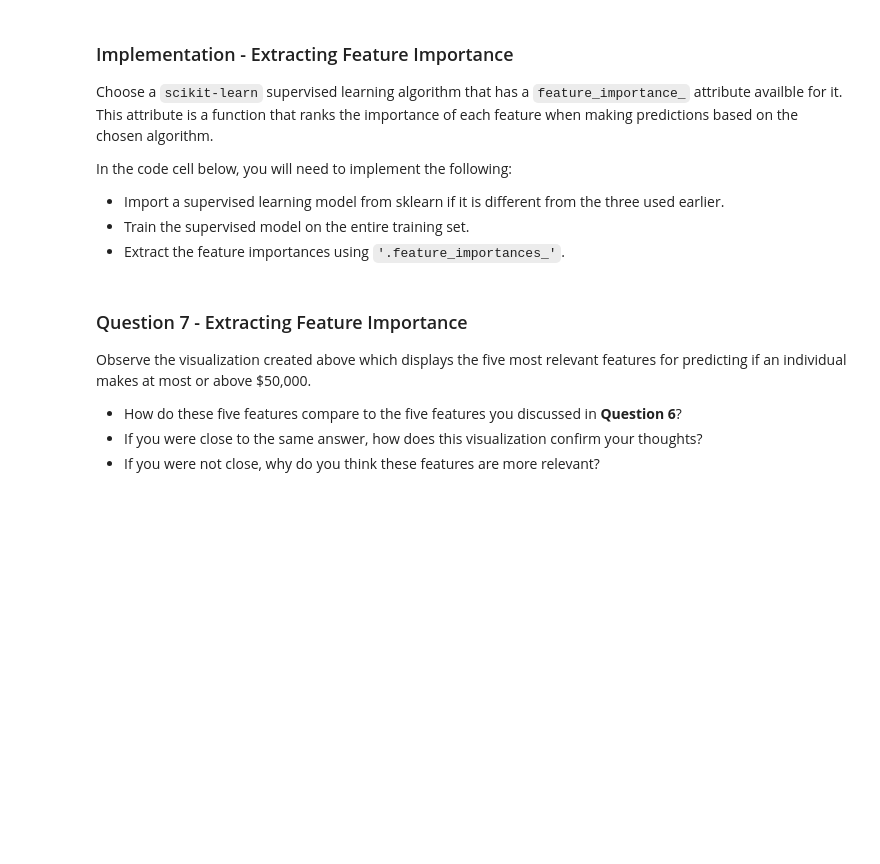
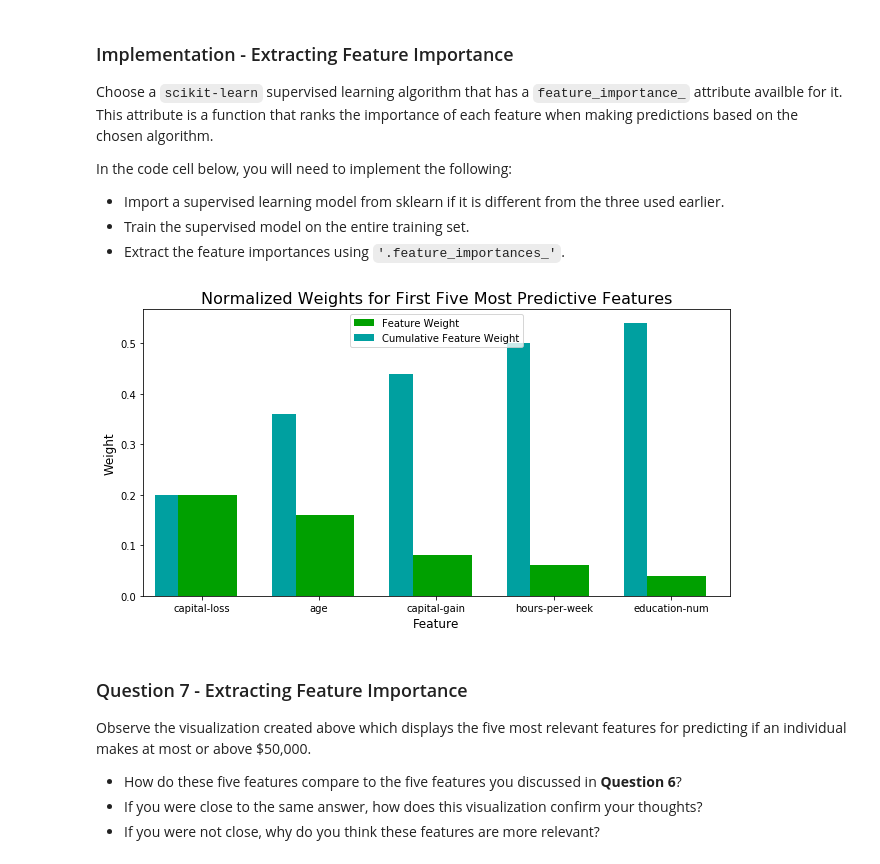
Before and after one commit to bhavi-san/Finding-donors-for-charity-Machine-Learning-Project, a Jupyter notebook: finding_donors.ipynb, the cells around one changed output. Cells and saved outputs as stored; diff of their text form; code cells hidden in the pictures; blank space fills up the shorter version.

```diff
--- a/finding_donors.ipynb
+++ b/finding_donors.ipynb
@@ -529,16 +725,19 @@ In the code cell below, you will need to implement the following:
  - Extract the feature importances using `'.feature_importances_'`.
 # %%
 # TODO: Import a supervised learning model that has 'feature_importances_'
-
-
+from sklearn.ensemble import AdaBoostClassifier
+from sklearn.tree import DecisionTreeClassifier
 # TODO: Train the supervised model on the training set using .fit(X_train, y_train)
-model = None
+model = AdaBoostClassifier()
+model.fit(X_train, y_train)
 
 # TODO: Extract the feature importances using .feature_importances_
-importances = None
+importances = model.feature_importances_
 
 # Plot
 vs.feature_plot(importances, X_train, y_train)
+# %% [output]
+[figure, added]
 # %% [markdown]
 ### Question 7 - Extracting Feature Importance
 
```
Also changed, not shown: parts of 30 cells of this notebook.
